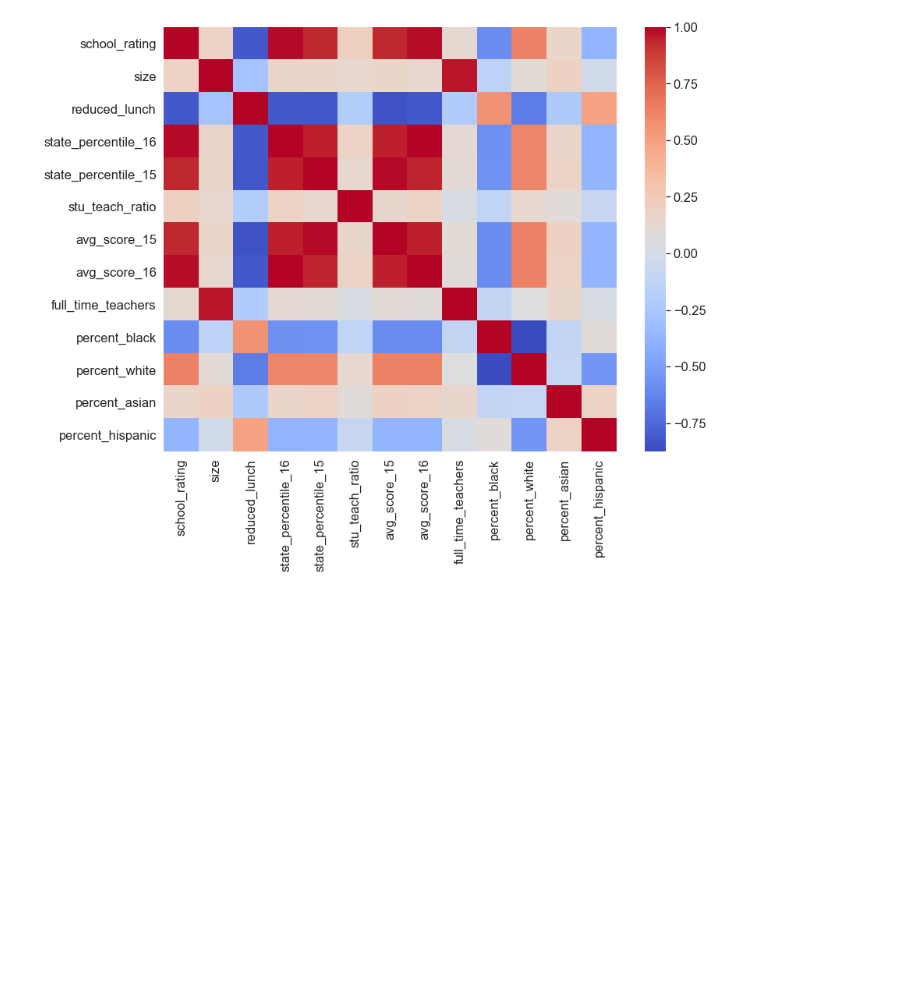
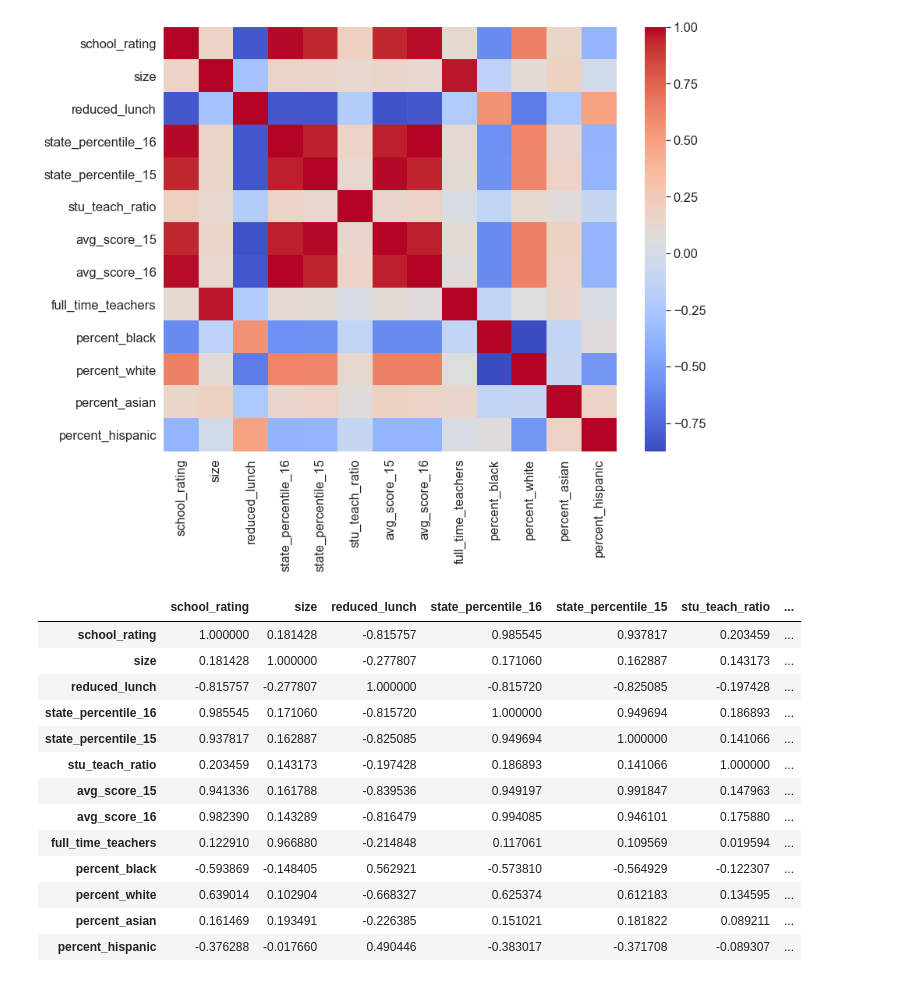
Before and after one commit to wanguikui/data_science, a Jupyter notebook: descriptive_case_study.ipynb, the cells around one changed output. Saved outputs shown, nothing was run; the diff lists cells and outputs as text; code cells hidden in the pictures; blank space fills up the shorter version.

```diff
--- a/descriptive_case_study.ipynb
+++ b/descriptive_case_study.ipynb
@@ -115,3 +115,22 @@ _ = sns.heatmap(corr, ax=ax,
                 cmap='coolwarm')
 # %% [output]
 [figure]
+# %%
+cor = df.corr()
+# %%
+cor
+# %% [output]
+|  | school_rating | size | reduced_lunch | state_percentile_16 | state_percentile_15 | stu_teach_ratio | ... |
+| school_rating | 1.000000 | 0.181428 | -0.815757 | 0.985545 | 0.937817 | 0.203459 | ... |
+| size | 0.181428 | 1.000000 | -0.277807 | 0.171060 | 0.162887 | 0.143173 | ... |
+| reduced_lunch | -0.815757 | -0.277807 | 1.000000 | -0.815720 | -0.825085 | -0.197428 | ... |
+| state_percentile_16 | 0.985545 | 0.171060 | -0.815720 | 1.000000 | 0.949694 | 0.186893 | ... |
+| state_percentile_15 | 0.937817 | 0.162887 | -0.825085 | 0.949694 | 1.000000 | 0.141066 | ... |
+| stu_teach_ratio | 0.203459 | 0.143173 | -0.197428 | 0.186893 | 0.141066 | 1.000000 | ... |
+| avg_score_15 | 0.941336 | 0.161788 | -0.839536 | 0.949197 | 0.991847 | 0.147963 | ... |
+| avg_score_16 | 0.982390 | 0.143289 | -0.816479 | 0.994085 | 0.946101 | 0.175880 | ... |
+| full_time_teachers | 0.122910 | 0.966880 | -0.214848 | 0.117061 | 0.109569 | 0.019594 | ... |
+| percent_black | -0.593869 | -0.148405 | 0.562921 | -0.573810 | -0.564929 | -0.122307 | ... |
+| percent_white | 0.639014 | 0.102904 | -0.668327 | 0.625374 | 0.612183 | 0.134595 | ... |
+| percent_asian | 0.161469 | 0.193491 | -0.226385 | 0.151021 | 0.181822 | 0.089211 | ... |
+| percent_hispanic | -0.376288 | -0.017660 | 0.490446 | -0.383017 | -0.371708 | -0.089307 | ... |
```
Also changed, not shown: parts of 6 cells of this notebook.
